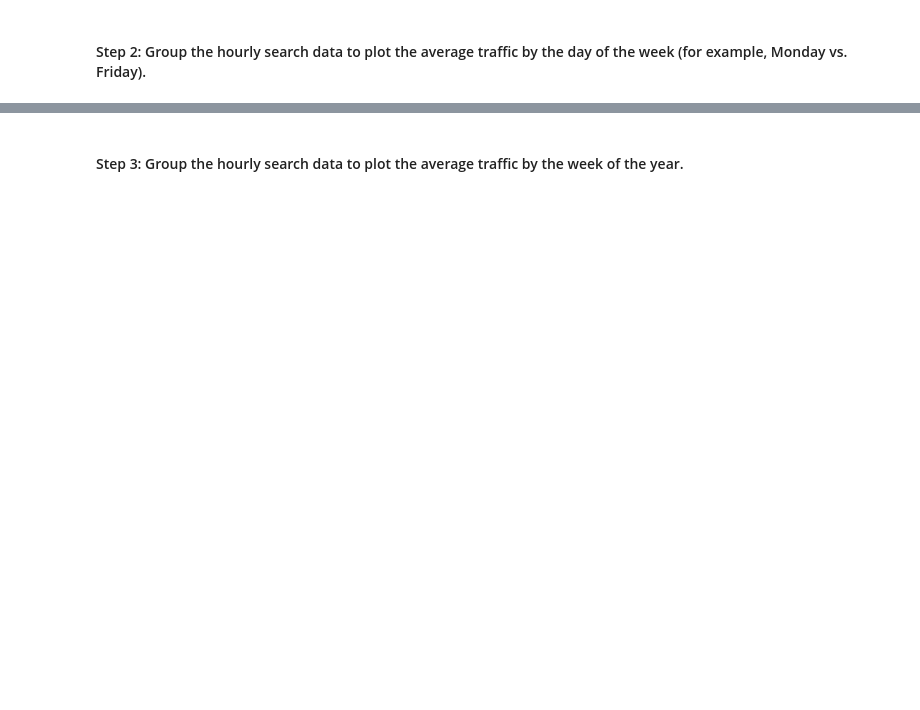
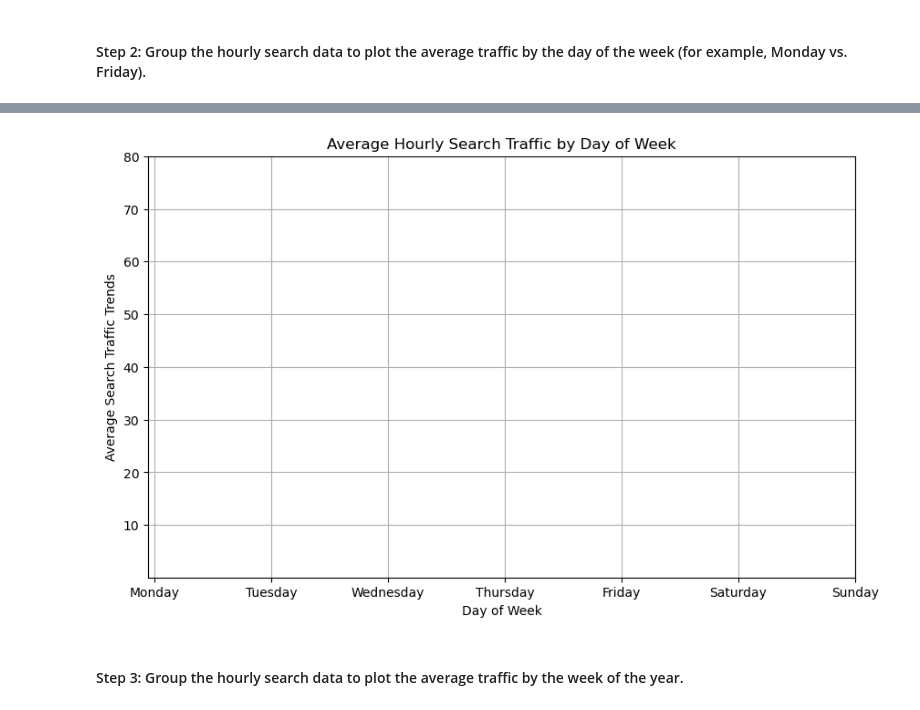
Before and after one commit to McKala1/prophet-challenge, a Jupyter notebook: forecasting_net_prophet.ipynb, the cells around one changed output, grey strips where cells are left out. Saved outputs shown, nothing was run; the diff lists cells and outputs as text; code cells hidden in the pictures; blank space fills up the shorter version.

```diff
--- a/forecasting_net_prophet.ipynb
+++ b/forecasting_net_prophet.ipynb
@@ -147,2 +198,21 @@ To that end, you want to mine the search traffic data for predictable seasonal p
+# %%
+# Group the hourly search data to plot the average traffic by the day of the week
+average_traffic_by_day = df_mercado_trends.groupby(df_mercado_trends.index.dayofweek)['Search Trends'].mean()
+
+# Plot the average traffic by the day of the week as a line graph
+days_of_week = ['Monday', 'Tuesday', 'Wednesday', 'Thursday', 'Friday', 'Saturday', 'Sunday']
+average_traffic_by_day = average_traffic_by_day.reindex(days_of_week)
+
+plt.figure(figsize=(10, 6))
+plt.plot(average_traffic_by_day.index, average_traffic_by_day.values, marker='o', linestyle='-', color='purple')
+plt.title('Average Hourly Search Traffic by Day of Week')
+plt.xlabel('Day of Week')
+plt.ylabel('Average Search Traffic Trends')
+plt.xticks(range(7), days_of_week)
+plt.ylim(plt.ylim()[1], 80)
+plt.grid(True)
+plt.show()
+# %% [output]
+[figure, added]
 # %% [markdown]
 #### Step 3: Group the hourly search data to plot the average traffic by the week of the year.
```
Also changed, not shown: parts of 21 cells of this notebook.
